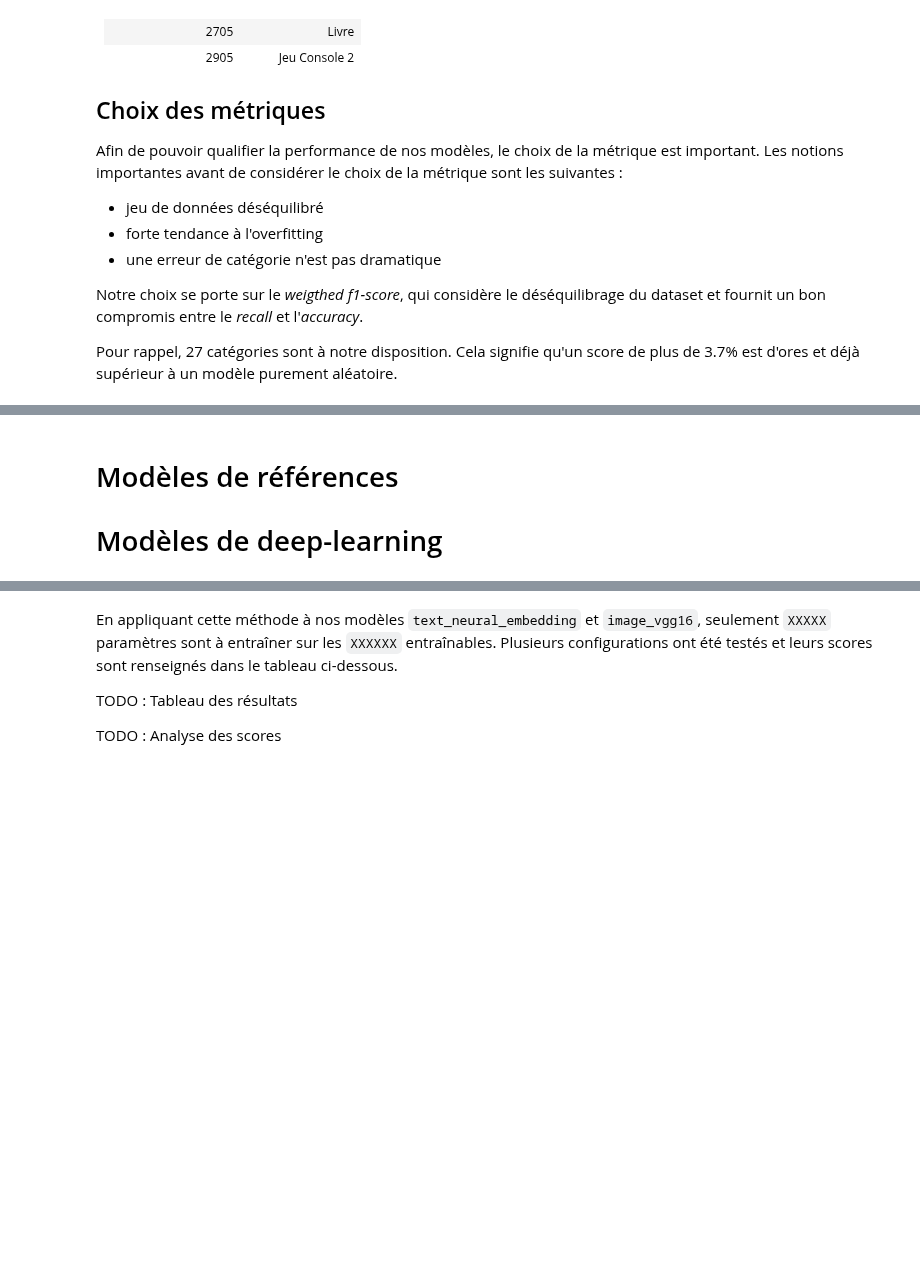
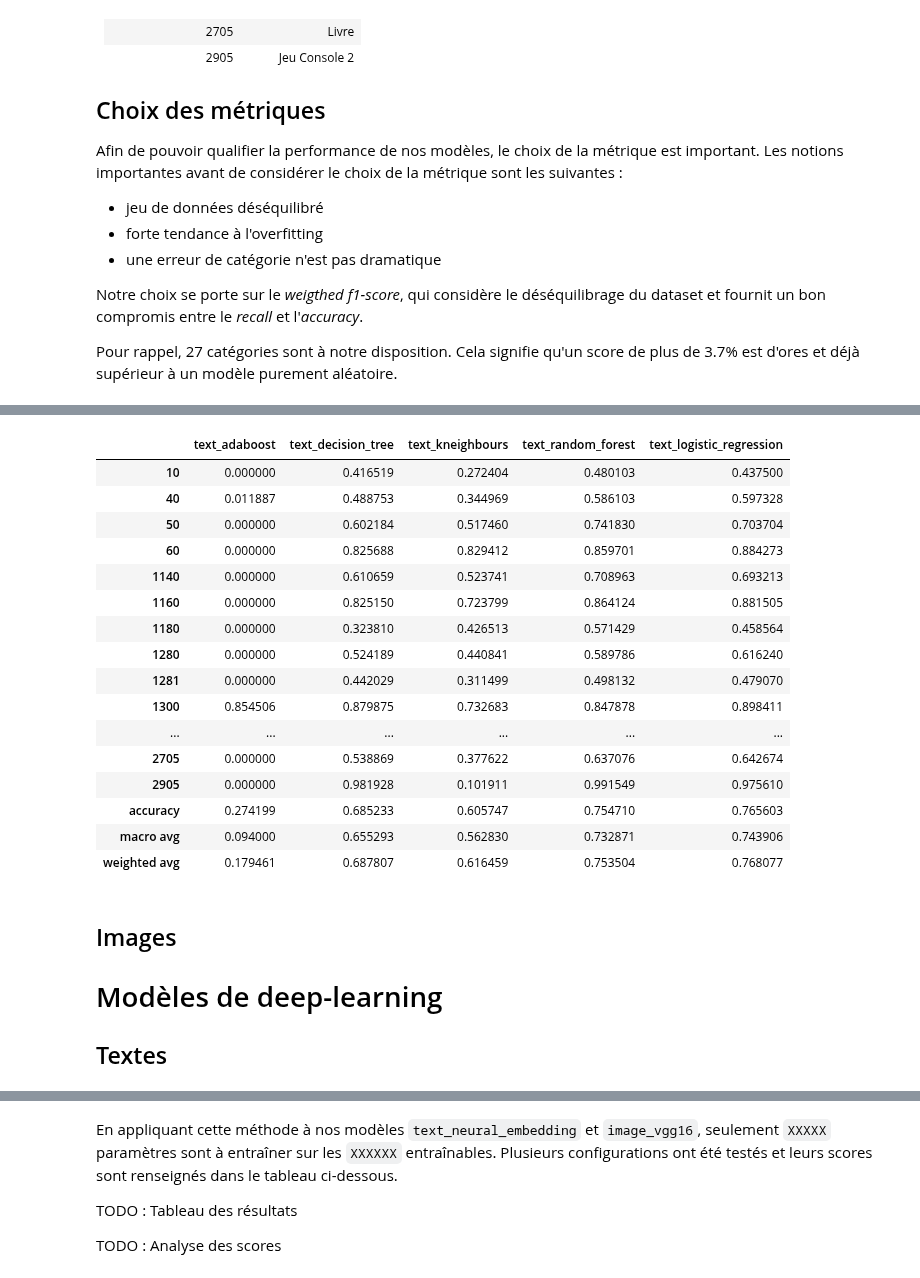
Before and after one commit to data-modelisation/rakuten, a Jupyter notebook: notebooks/final_report.ipynb, the cells around one changed output, grey strips where cells are left out. Drawn from its saved outputs; the diff is of its cells as text; code cells hidden in the pictures; blank space fills up the shorter version.

```diff
--- a/notebooks/final_report.ipynb
+++ b/notebooks/final_report.ipynb
@@ -223,6 +228,32 @@ Finalement, le découpage du dataset pour l'entraînement et la prediction est l
+# %%
+df = pd.read_csv("../src/models/text/summary_f1-score.csv", index_col="Unnamed: 0")
+df.drop(["text_neural_embedding", "text_neural_simple"], axis=1, inplace=True)
+df
+# %% [output]
+|  | text_adaboost | text_decision_tree | text_kneighbours | text_random_forest | text_logistic_regression |
+| 10 | 0.000000 | 0.416519 | 0.272404 | 0.480103 | 0.437500 |
+| 40 | 0.011887 | 0.488753 | 0.344969 | 0.586103 | 0.597328 |
+| 50 | 0.000000 | 0.602184 | 0.517460 | 0.741830 | 0.703704 |
+| 60 | 0.000000 | 0.825688 | 0.829412 | 0.859701 | 0.884273 |
+| 1140 | 0.000000 | 0.610659 | 0.523741 | 0.708963 | 0.693213 |
+| 1160 | 0.000000 | 0.825150 | 0.723799 | 0.864124 | 0.881505 |
+| 1180 | 0.000000 | 0.323810 | 0.426513 | 0.571429 | 0.458564 |
+| 1280 | 0.000000 | 0.524189 | 0.440841 | 0.589786 | 0.616240 |
+| 1281 | 0.000000 | 0.442029 | 0.311499 | 0.498132 | 0.479070 |
+| 1300 | 0.854506 | 0.879875 | 0.732683 | 0.847878 | 0.898411 |
+| ... | ... | ... | ... | ... | ... |
+| 2705 | 0.000000 | 0.538869 | 0.377622 | 0.637076 | 0.642674 |
+| 2905 | 0.000000 | 0.981928 | 0.101911 | 0.991549 | 0.975610 |
+| accuracy | 0.274199 | 0.685233 | 0.605747 | 0.754710 | 0.765603 |
+| macro avg | 0.094000 | 0.655293 | 0.562830 | 0.732871 | 0.743906 |
+| weighted avg | 0.179461 | 0.687807 | 0.616459 | 0.753504 | 0.768077 |
 # %% [markdown]
 
 
-# Modèles de références
+
+## Images
+
 
 # Modèles de deep-learning
+
+## Textes
```
Also changed, not shown: parts of 8 cells of this notebook.
